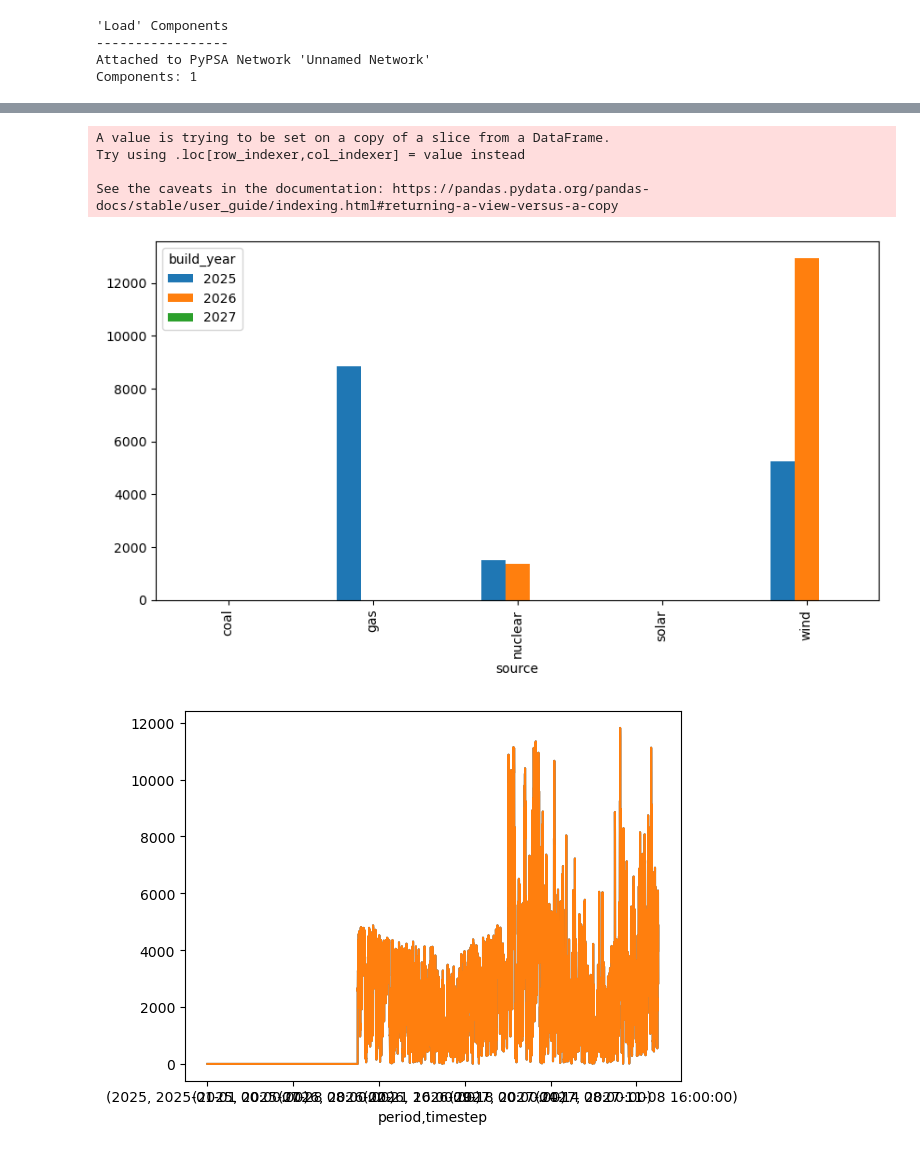
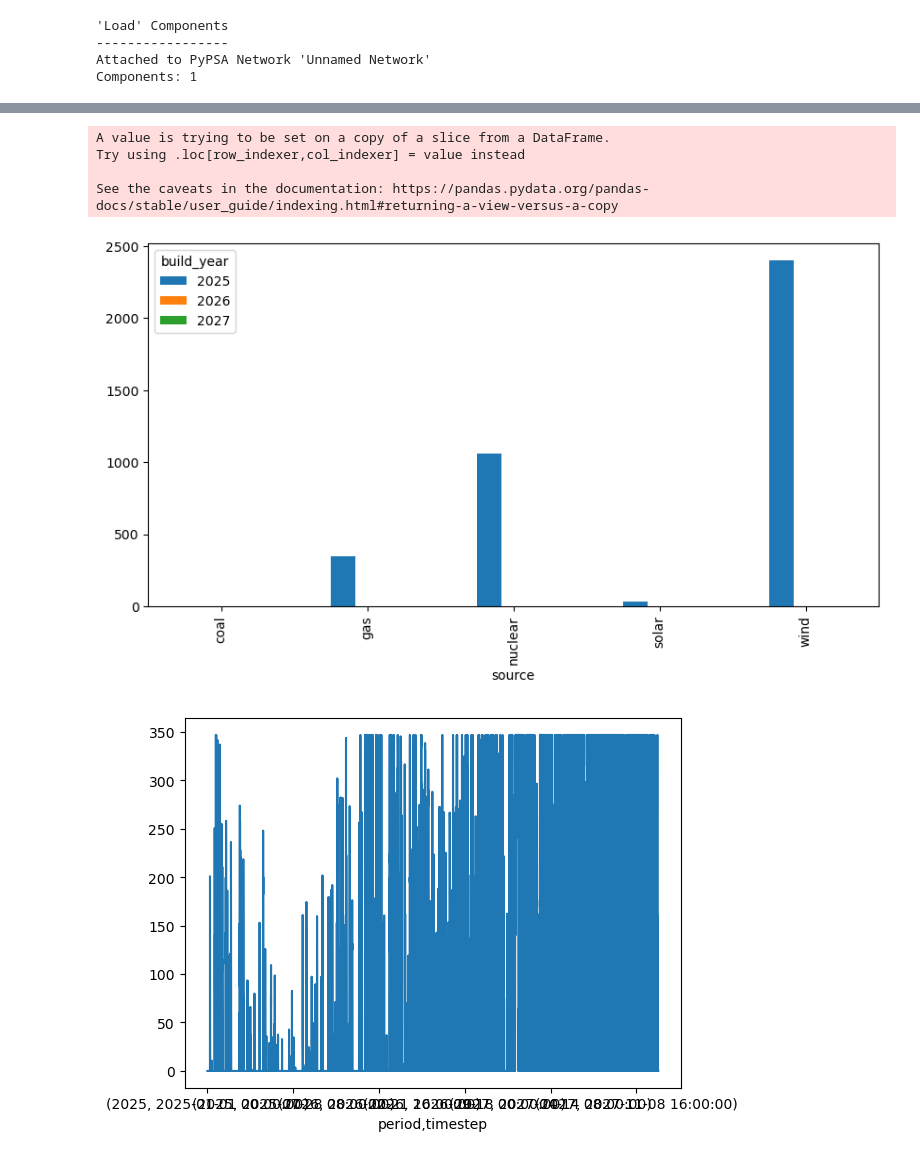
Before and after one commit to rhiza-research/seer, a Jupyter notebook: Benchmarking Sandbox.ipynb, the cells around one changed output, grey strips where cells are left out. Saved outputs shown, nothing was run; the diff lists cells and outputs as text; code cells hidden in the pictures.

```diff
--- a/Benchmarking Sandbox.ipynb
+++ b/Benchmarking Sandbox.ipynb
@@ -11,6 +14,6 @@ from synthseer import *
 # %%
-input_data = synth_data(2025, nyears=3, load_growth=2, excess_cap=1)
+input_data = synth_data(2025, nyears=3, load_growth=0.2, excess_cap=1)
 # %%
-model = create_model_from_data(input_data)
+model = create_model_from_data(input_data, voll=5000)
 # %%
 minpu, maxpu = model.components.Generator.get_bounds_pu()
@@ -83,9 +64,9 @@ A value is trying to be set on a copy of a slice from a DataFrame.
 Try using .loc[row_indexer,col_indexer] = value instead
 
 See the caveats in the documentation: https://pandas.pydata.org/pandas-docs/stable/user_guide/indexing.html#returning-a-view-versus-a-copy
-[figure, old version]
+[figure, new version]
 # %%
-model.generators_t.p["wind - 0_2026"].plot()
+model.generators_t.p["gas - 0_2025"].plot()
 plt.show()
 # %% [output]
-[figure, old version]
+[figure, new version]
```
Also changed, not shown: parts of 4 cells of this notebook.
